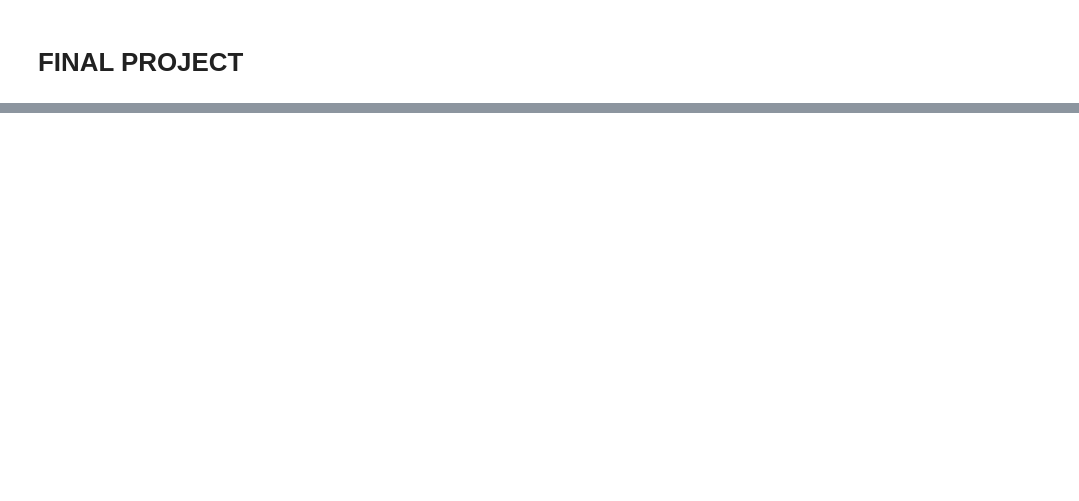
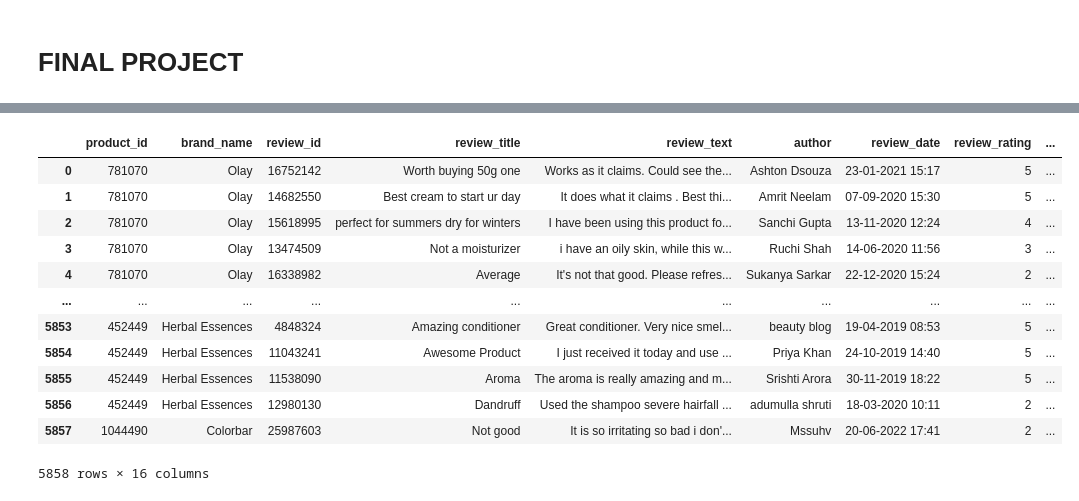
Before and after one commit to DolsyArora/my-work, a Jupyter notebook: project.ipynb, the cells around one changed output, grey strips where cells are left out. Saved outputs shown, nothing was run; the diff lists cells and outputs as text; code cells hidden in the pictures; blank space fills up the shorter version.

```diff
--- a/project.ipynb
+++ b/project.ipynb
@@ -527,0 +13,28 @@ r2_score(y_test, test_preds)
+# %%
+# importing libraries
+import pandas as pd
+import re
+# fitting the warnings to ignore
+import warnings
+warnings.filterwarnings('ignore')
+pd.set_option('display.max_colwidth', 100)
+# %%
+# loading the data
+data = pd.read_csv("reviews.csv", encoding= 'unicode_escape')
+# %%
+# priting the data
+data
+# %% [output]
+|  | product_id | brand_name | review_id | review_title | review_text | author | review_date | review_rating | ... |
+| 0 | 781070 | Olay | 16752142 | Worth buying 50g one | Works as it claims. Could see the... | Ashton Dsouza | 23-01-2021 15:17 | 5 | ... |
+| 1 | 781070 | Olay | 14682550 | Best cream to start ur day | It does what it claims . Best thi... | Amrit Neelam | 07-09-2020 15:30 | 5 | ... |
+| 2 | 781070 | Olay | 15618995 | perfect for summers dry for winters | I have been using this product fo... | Sanchi Gupta | 13-11-2020 12:24 | 4 | ... |
+| 3 | 781070 | Olay | 13474509 | Not a moisturizer | i have an oily skin, while this w... | Ruchi Shah | 14-06-2020 11:56 | 3 | ... |
+| 4 | 781070 | Olay | 16338982 | Average | It's not that good. Please refres... | Sukanya Sarkar | 22-12-2020 15:24 | 2 | ... |
+| ... | ... | ... | ... | ... | ... | ... | ... | ... | ... |
+| 5853 | 452449 | Herbal Essences | 4848324 | Amazing conditioner | Great conditioner. Very nice smel... | beauty blog | 19-04-2019 08:53 | 5 | ... |
+| 5854 | 452449 | Herbal Essences | 11043241 | Awesome Product | I just received it today and use ... | Priya Khan | 24-10-2019 14:40 | 5 | ... |
+| 5855 | 452449 | Herbal Essences | 11538090 | Aroma | The aroma is really amazing and m... | Srishti Arora | 30-11-2019 18:22 | 5 | ... |
+| 5856 | 452449 | Herbal Essences | 12980130 | Dandruff | Used the shampoo severe hairfall ... | adumulla shruti | 18-03-2020 10:11 | 2 | ... |
+| 5857 | 1044490 | Colorbar | 25987603 | Not good | It is so irritating so bad i don'... | Mssuhv | 20-06-2022 17:41 | 2 | ... |
+5858 rows × 16 columns
```
Also changed, not shown: parts of 142 cells of this notebook.
